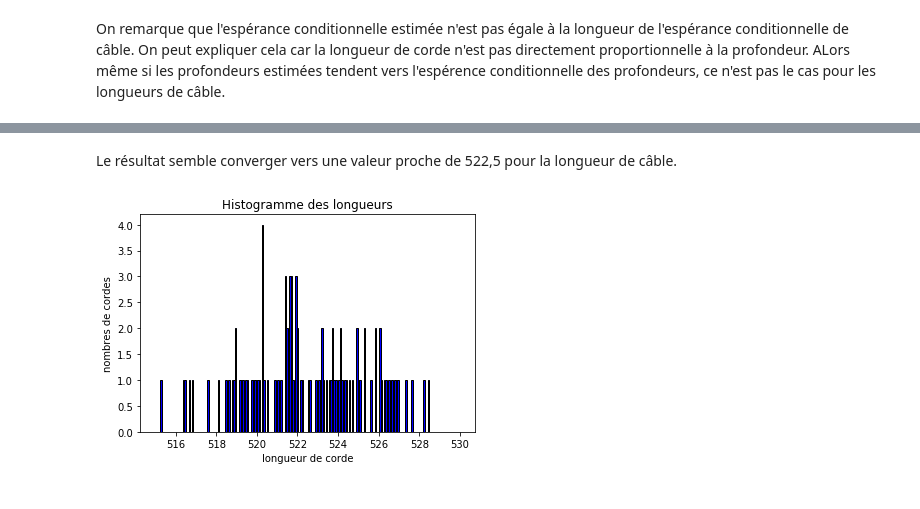
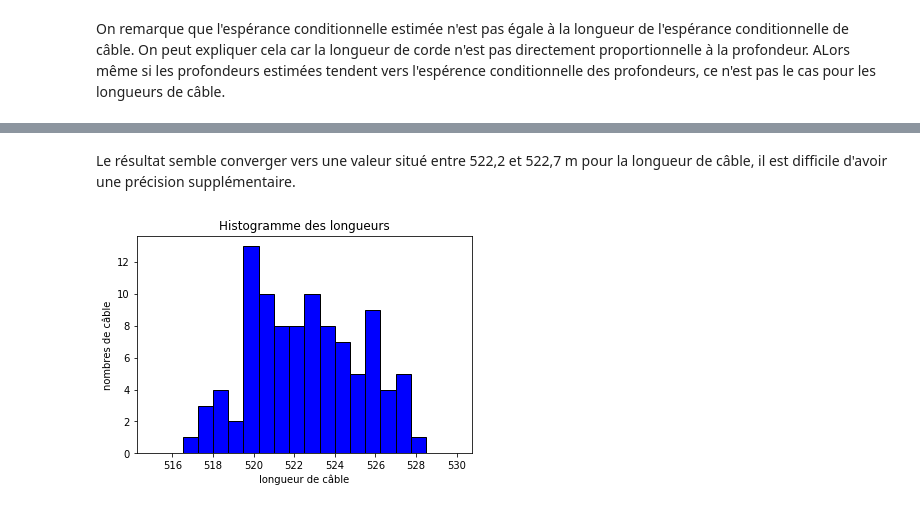
Before and after one commit to jujuhs/mathsinfo3, a Jupyter notebook: Untitled.ipynb, the cells around one changed output, grey strips where cells are left out. Saved outputs shown, nothing was run; the diff lists cells and outputs as text; code cells hidden in the pictures.

Commit message:
dernières questions

```diff
--- a/Untitled.ipynb
+++ b/Untitled.ipynb
@@ -56,10 +56,10 @@ unknown_indexes=list(set(discretization_indexes)-set(observation_indexes))
 ###Question 1###
 #fonction utile pour le calcul de covariance
 
-def calcul_cov(distance, a, coef):
-    return coef*np.exp(-distance/a)
+def calcul_covariance(mat_distance, a, coef):
+    return coef*np.exp(-mat_distance/a)
 
-#le module numpy permet de faire fonctionner cette fonction pour les vecteurs et les scalaires
+#grâce au module numpy, on a une fonction pour les vecteurs et les scalaires
 # %%
 ###Question 2###
 #matrice des distances
@@ -164,9 +165,9 @@ On remarque que plus l'abscisse x est éloignée d'un point d'observations, plus
 #On réalise une simulation conditionnelle comme expliqué question théorique n°4
 
 #on arrondie les valeurs dans la matrice car sinon il y'a un soucis de représentation des flottants
-H=-np.around(Cov_cond,6)
+H=np.around(Cov_cond,6)
 
-L=-np.linalg.cholesky(H) #on applique la décompostion de cholesky à la matrice
+L=np.linalg.cholesky(H) #on applique la décompostion de cholesky à la matrice
 #nous avons fait composer deux fois par - car la décomposition est pour les matrices définies positives
 
 X=[]
@@ -197,6 +198,6 @@ plt.show()
 def longueur_cable(Liste_prof, pas):
     S=0
     for i in range(len(Liste_prof)-1):
-        S+= np.sqrt(pas**2 + (Liste_prof[i+1]-Liste_prof[i])**2)
+        S+= math.sqrt(pas**2 + (Liste_prof[i+1]-Liste_prof[i])**2)
     return S
 # %%
@@ -231,0 +249,4 @@ La longueur de l'espérance conditionnelle vaut 501.646841691841
+# %%
+### Pour 100 simulations:
+
+Résultats_100_Sim=simulation(100)
@@ -255,17 +280,16 @@ plt.show()
 # %% [markdown]
-Le résultat semble converger vers une valeur proche de 522,5 pour la longueur de câble.
+Le résultat semble converger vers une valeur situé entre 522,2 et 522,7 m pour la longueur de câble, il est difficile d'avoir une précision supplémentaire.
 # %%
-###Question 11###
-#On va réaliser un histogramme des longeurs pour les 100 simulations précédentes:
-Tot_cordes = []
-for i in Sim_100:
-    Tot_cordes.append(longueur_cable(complete_profondeur(i),5))
+###Réponse question 11###
+##On trace l'histogramme souhaité:
 
-plt.hist(Tot_cordes, range = (515, 530), bins = 200, color = 'blue',
+Longueurs_des_cables_100_Sim=Résultats_100_Sim[4]
+
+plt.hist(Longueurs_des_cables_100_Sim, range = (515, 530), bins = 20, color = 'blue',
             edgecolor = 'black')
 plt.xlabel('longueur de câble')
 plt.ylabel('nombres de câble')
 plt.title('Histogramme des longueurs')
 plt.show()
 # %% [output]
-[figure, old version]
+[figure, new version]
```
Also changed, not shown: parts of 26 cells of this notebook.
